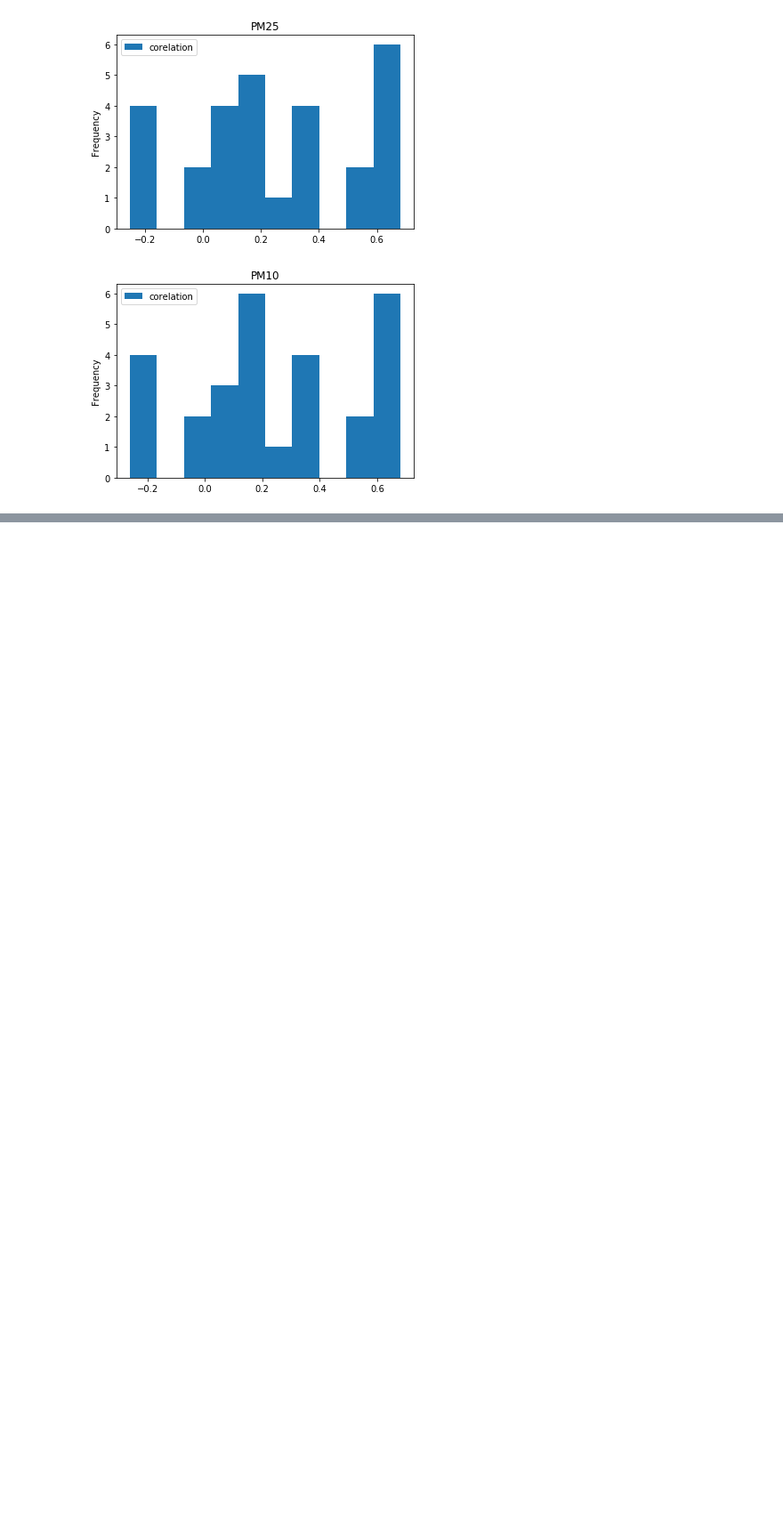
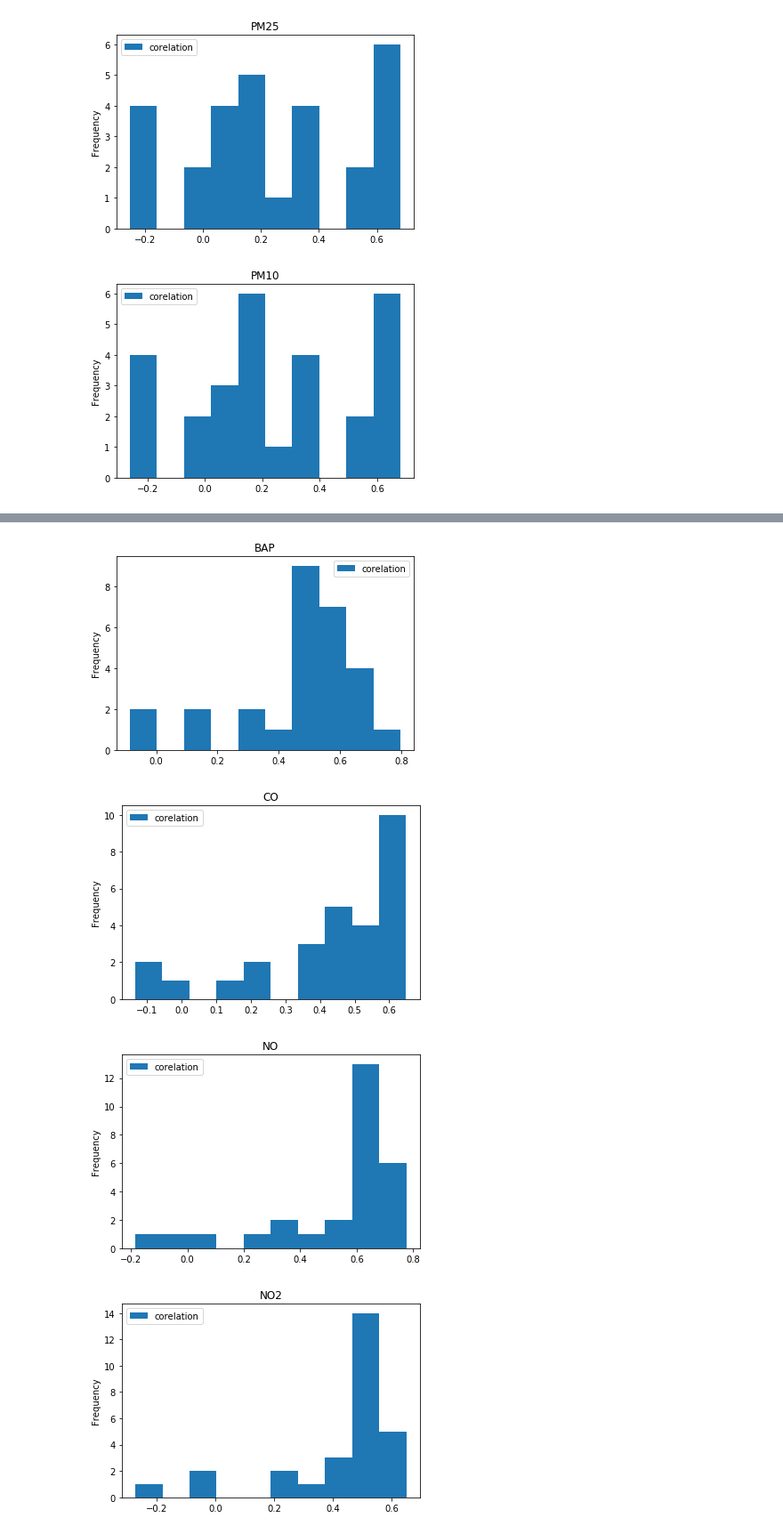
Before and after one commit to assaC/Domace_ulohySHMU, a Jupyter notebook: DU korelácia.ipynb, the cells around one changed output, grey strips where cells are left out. Shown at 89% size. Drawn from its saved outputs; the diff is of its cells as text; code cells hidden in the pictures; blank space fills up the shorter version.

```diff
--- a/DU korelácia.ipynb
+++ b/DU korelácia.ipynb
@@ -75,0 +128,34 @@ for i,e1 in enumerate(dic_annual_concentration.keys()):
+# %%
+emissions_SMOKE=netCDF4.Dataset('C:/Users/Assa/Documents/Assa/SHMU/skolenie_python/SHMU/LIFEIP/EMISIONS_SMOKE_2015.nc')
+
+# save 2-d fields of annual emissions in the numpy array and dictionary dic_ann
+dic_ann_SMOKE={}
+for i in emissions_SMOKE.variables.keys():
+    if i !='TFLAG' and i!='PNO3':
+       dic_ann_SMOKE[i]=np.array(emissions_SMOKE.variables[i][0,0,:,:])
+      # data_corr['emissions']=list(emissions.variables.keys())[:]
+# %%
+corr_SMOKE = np.zeros([28,8])
+emis=list()
+col=[]
+data_corr1_SMOKE=pd.DataFrame()
+for i,e1 in enumerate(dic_annual_conc_SMOKE.keys()):
+    col.append(e1)
+    for j,e2 in enumerate(dic_ann_SMOKE.keys()):
+        a = dic_annual_conc_SMOKE[e1]
+        b = dic_ann_SMOKE[e2]
+        corr_SMOKE[j,i]=np.corrcoef(a.flatten(),b.flatten())[0,1]
+        emis.append(e2)
+    data_corr_SMOKE = pd.DataFrame()
+    data_corr_SMOKE['corelation']=corr_SMOKE[:,i]
+    data_corr_SMOKE.plot.hist()
+    plt.title('{0}'.format(e1))
+    data_corr1_SMOKE[e1]=corr_SMOKE[:,i]
+data_e=pd.DataFrame()
+data_e['emission']=emis
+data_corr_SMOKEspolu = data_corr1_SMOKE.join(data_e)
+# %% [output]
+[figure, added]
+[figure, added]
+[figure, added]
+[figure, added]
```
Also changed, not shown: parts of 8 cells of this notebook.
